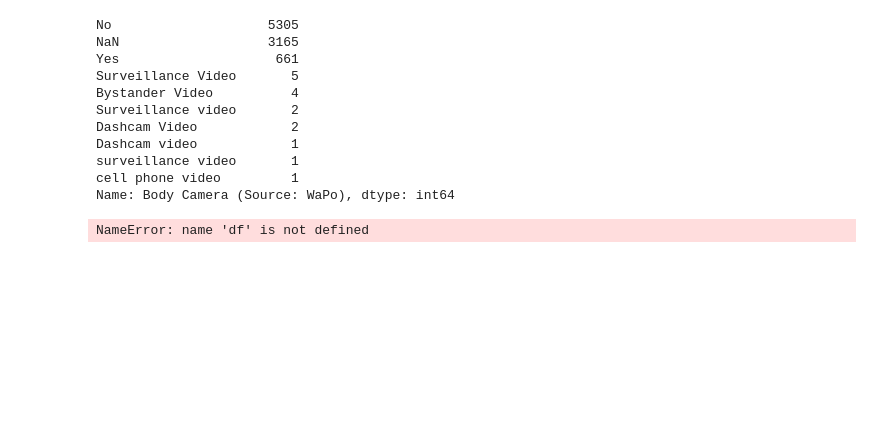
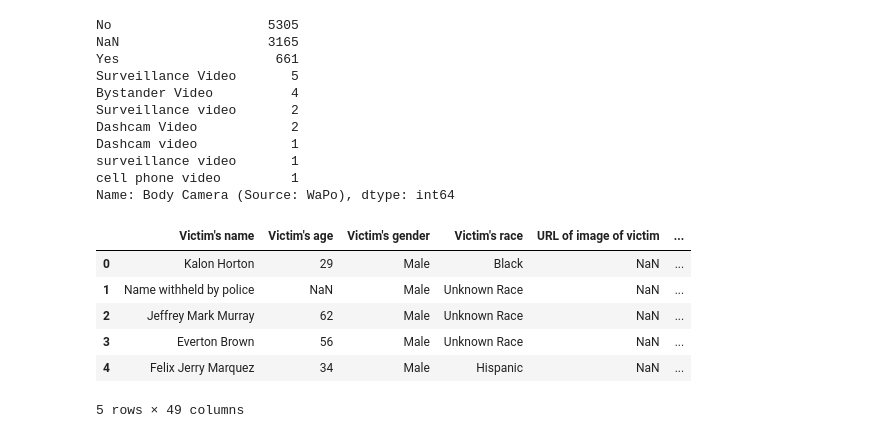
Before and after one commit to MG-Squared/americas_blues, a Jupyter notebook: explore.ipynb, the cells around one changed output. Drawn from its saved outputs; the diff is of its cells as text; code cells hidden in the pictures; blank space fills up the shorter version.

```diff
--- a/explore.ipynb
+++ b/explore.ipynb
@@ -167,9 +167,15 @@ Name: Body Camera (Source: WaPo), dtype: int64
 #testing git hub push
 # %%
 #testing push
-df.head()
+df_fatal.head()
 # %% [output]
+|  | Victim's name | Victim's age | Victim's gender | Victim's race | URL of image of victim | ... |
+| 0 | Kalon Horton | 29 | Male | Black | NaN | ... |
+| 1 | Name withheld by police | NaN | Male | Unknown Race | NaN | ... |
+| 2 | Jeffrey Mark Murray | 62 | Male | Unknown Race | NaN | ... |
+| 3 | Everton Brown | 56 | Male | Unknown Race | NaN | ... |
+| 4 | Felix Jerry Marquez | 34 | Male | Hispanic | NaN | ... |
-NameError: name 'df' is not defined
+5 rows × 49 columns
 # %% [markdown]
 <a style='text-decoration:none;line-height:16px;display:flex;color:#5B5B62;padding:10px;justify-content:end;' href='https://deepnote.com?utm_source=created-in-deepnote-cell&projectId=258e71fc-cf2b-48c3-8461-70ecd9787aa1' target="_blank">
 <img alt='Created in deepnote.com' style='display:inline;max-height:16px;margin:0px;margin-right:7.5px;' src='embedded-picture-1' > </img>
```
